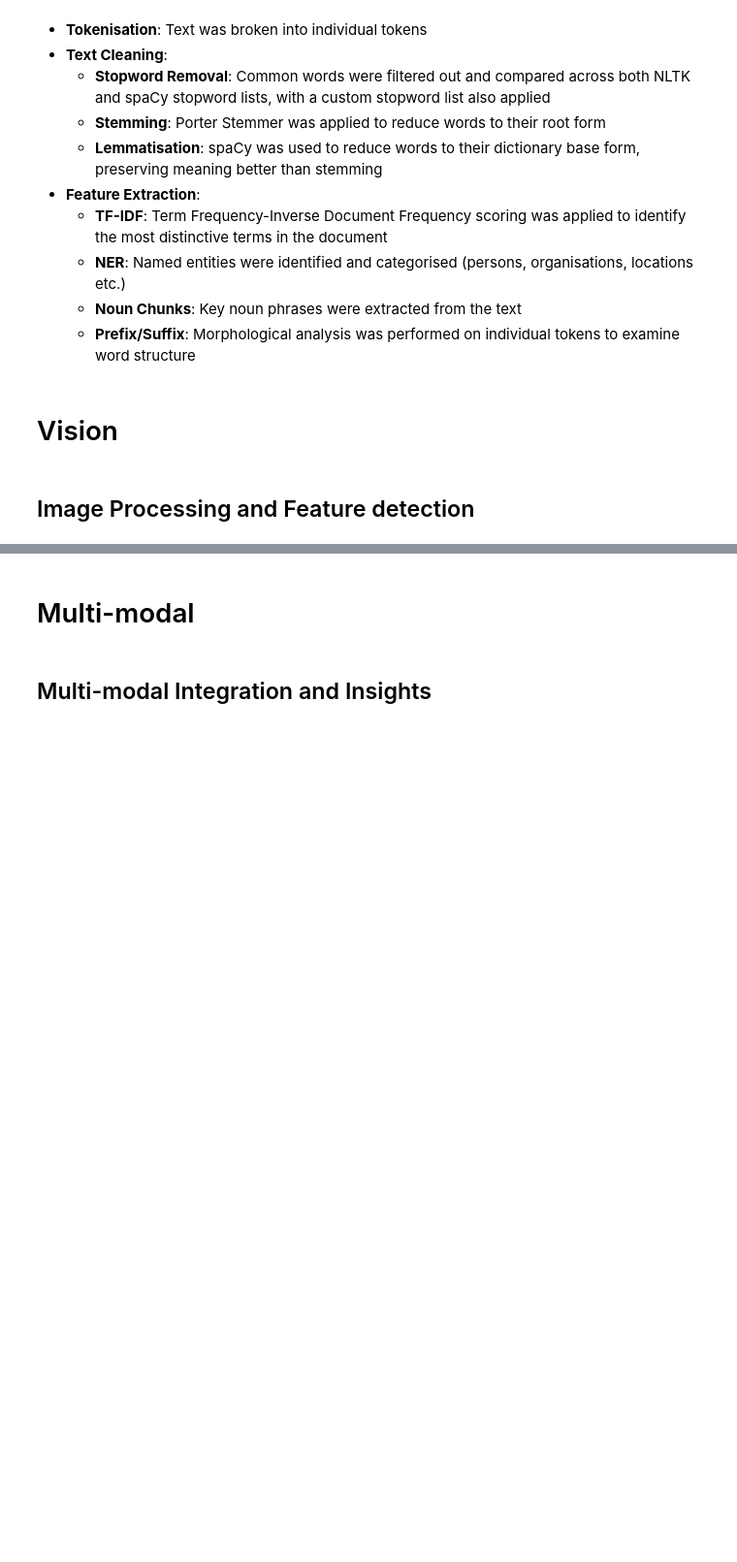
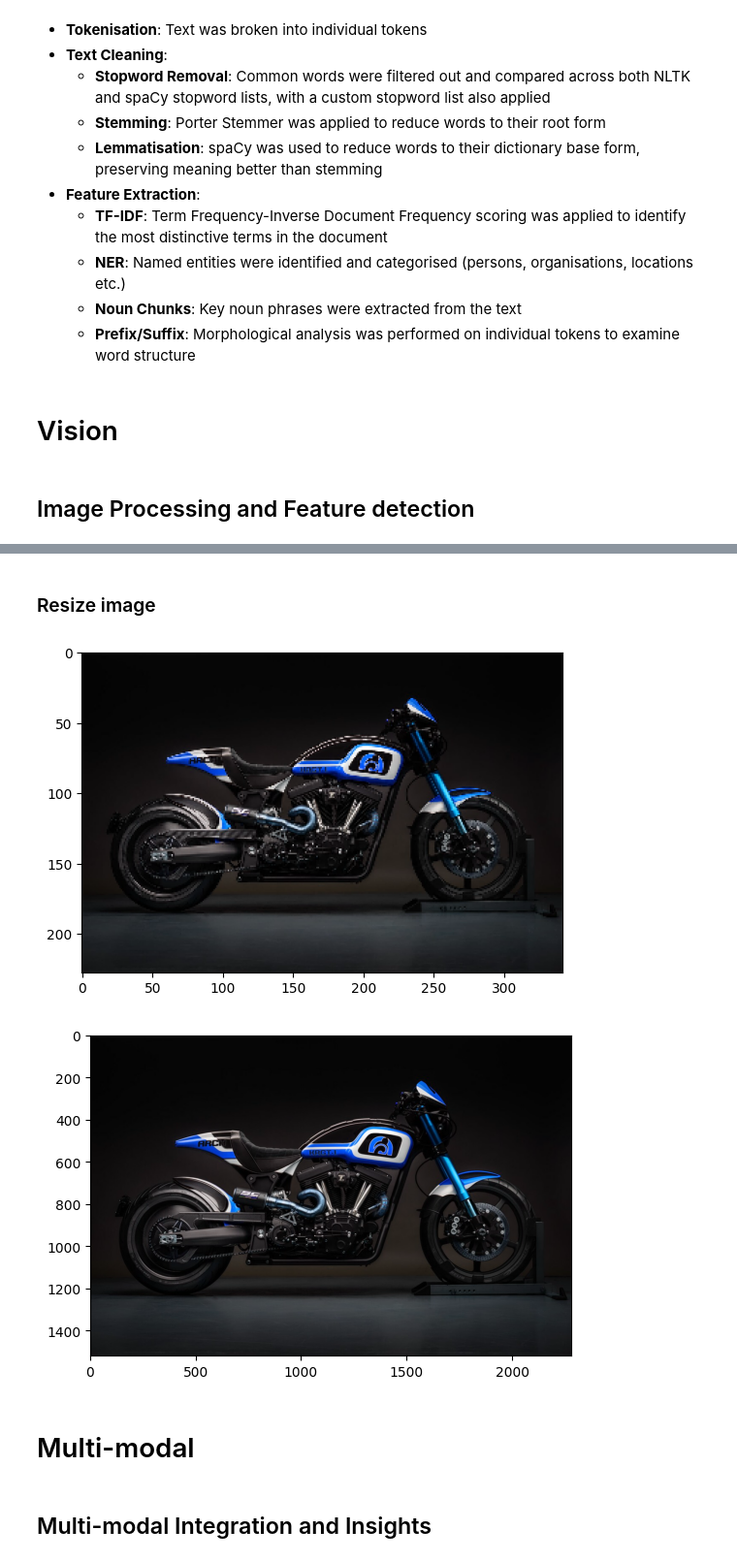
Before and after one commit to ATU-BDAAI/ca2-assignment-lightarchivist-1, a Jupyter notebook: CA2_Template.ipynb, the cells around one changed output, grey strips where cells are left out. Shown at 97% size. Drawn from its saved outputs; the diff is of its cells as text; code cells hidden in the pictures; blank space fills up the shorter version.

```diff
--- a/CA2_Template.ipynb
+++ b/CA2_Template.ipynb
@@ -650,3 +779,14 @@ testimg =
+# %% [markdown]
+### Resize image
+# %%
+# resize image
+
+imgshrink(test_img)
+
+imgexpand(test_img)
+# %% [output]
+[figure, added]
+[figure, added]
 # %% [markdown]
 # Multi-modal
 # %% [markdown]
```
Also changed, not shown: parts of 7 cells of this notebook, 1 other file.
